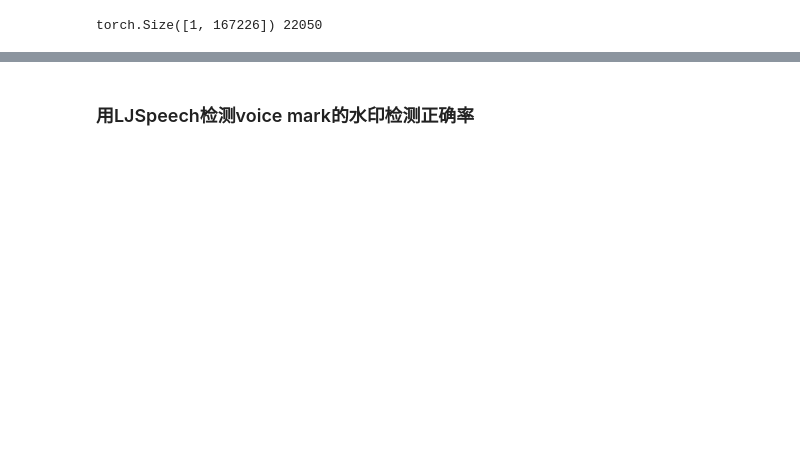
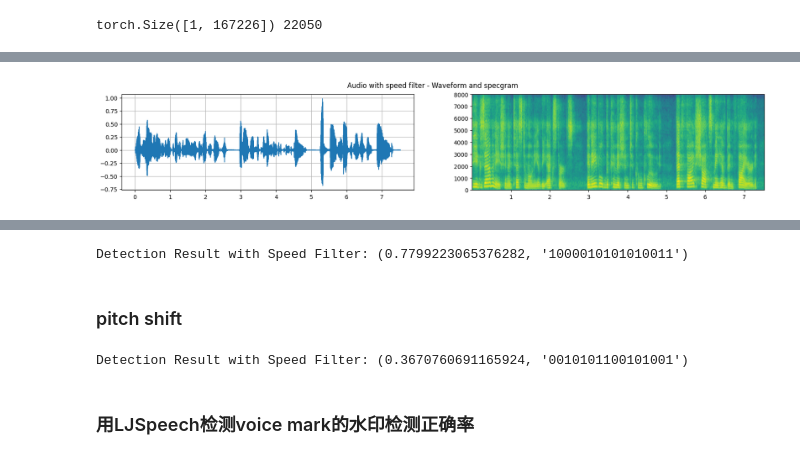
Before and after one commit to goannan/VoiceMark, a Jupyter notebook: example/getting_started.ipynb, the cells around one changed output, grey strips where cells are left out. Drawn from its saved outputs; the diff is of its cells as text; code cells hidden in the pictures; blank space fills up the shorter version.

```diff
--- a/example/getting_started.ipynb
+++ b/example/getting_started.ipynb
@@ -111,4 +123,8 @@ from example.attacks import AudioEffects as af
 # %%
 speed = af.speed(watermarked_audio, sample_rate=sr, speed_range=(0.9, 1.1))
 plot_waveform_and_specgram(speed, sample_rate=sr, title="Audio with speed filter")
 play_audio(speed, sr)
+result, message = decode_watermark(speed, sr)
+print(f"Detection Result with Speed Filter: {result, message}")
+# %% [output]
+[figure, added]
@@ -114,0 +132 @@ play_audio(speed, sr)
+Detection Result with Speed Filter: (0.7799223065376282, '1000010101010011')
@@ -118,3 +133,28 @@ print(f"Detection Result with Speed Filter: {result, message}")
+# %% [markdown]
+### pitch shift
+# %%
+import torch
+import librosa
+import numpy as np
+
+def random_pitch_shift_tensor(audio_tensor, sr, n_semitones=5):
+    """
+    接受 PyTorch Tensor，返回 PyTorch Tensor
+    """
+    # 转 numpy
+    audio_np = audio_tensor.cpu().numpy().squeeze(0)
+    shift = np.random.uniform(-n_semitones, n_semitones)
+    shifted_np = librosa.effects.pitch_shift(y=audio_np, sr=sr, n_steps=shift)
+    # 转回 tensor
+    shifted_tensor = torch.tensor(shifted_np, dtype=torch.float32).unsqueeze(0)
+    return shifted_tensor
+
+# 使用示例
+shifted_audio = random_pitch_shift_tensor(watermarked_audio, sr=16000)
+result, message = decode_watermark(shifted_audio, sr)
+print(f"Detection Result with Speed Filter: {result, message}")
+# %% [output]
+Detection Result with Speed Filter: (0.3670760691165924, '0010101100101001')
 # %% [markdown]
 ### 用LJSpeech检测voice mark的水印检测正确率
 # %%
```
Also changed, not shown: parts of 11 cells of this notebook, 3 other files.
